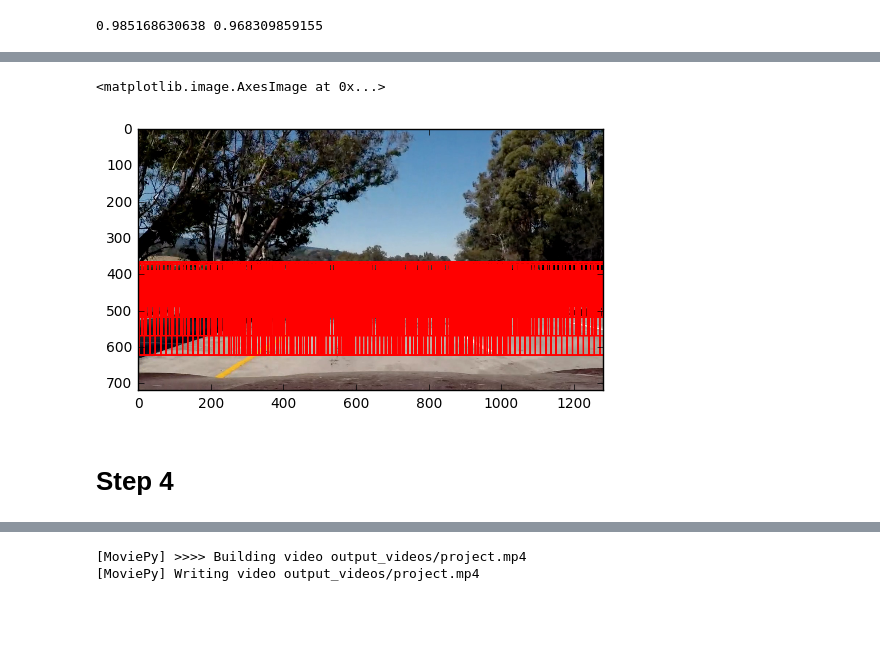
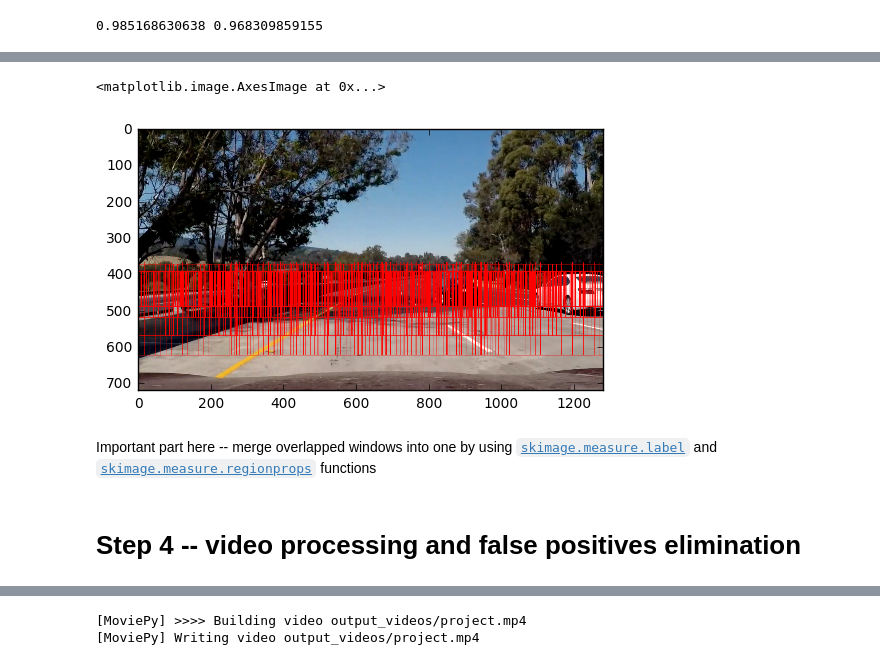
Before and after one commit to budmitr/CarND-Vehicle-Detection, a Jupyter notebook: cv_project.ipynb, the cells around one changed output, grey strips where cells are left out. Drawn from its saved outputs; the diff is of its cells as text; code cells hidden in the pictures; blank space fills up the shorter version.

```diff
--- a/cv_project.ipynb
+++ b/cv_project.ipynb
@@ -259,12 +296,13 @@ def get_sliding_windows(img):
 
     return windows, images
 # %%
+# Just visualize how sliding window look like
 test_img = mpimg.imread('test_images/test5.jpg')
 windows, _ = get_sliding_windows(test_img)
 for p1, p2 in windows:
-    cv2.rectangle(test_img, p1, p2, (255,0,0), 3)
+    cv2.rectangle(test_img, p1, p2, (255,0,0), 1)
 plt.imshow(test_img)
 # %% [output]
 <matplotlib.image.AxesImage at 0x...>
-[figure, old version]
+[figure, new version]
 # %%
@@ -302 +343,3 @@ def get_vehicles_heatmap_from_image(source_image, probability=.85):
+# %% [markdown]
+Important part here -- merge overlapped windows into one by using [`skimage.measure.label`](http://scikit-image.org/docs/dev/api/skimage.measure.html#skimage.measure.label) and [`skimage.measure.regionprops`](http://scikit-image.org/docs/dev/api/skimage.measure.html#skimage.measure.regionprops) functions
 # %%
@@ -319,4 +367,4 @@ def get_boundaries_from_heatmap(heatmap):
         boxes.append(((minc, minr), (maxc, maxr)))
     return boxes
 # %% [markdown]
-# Step 4
+# Step 4 -- video processing and false positives elimination
```
Also changed, not shown: parts of 29 cells of this notebook.
